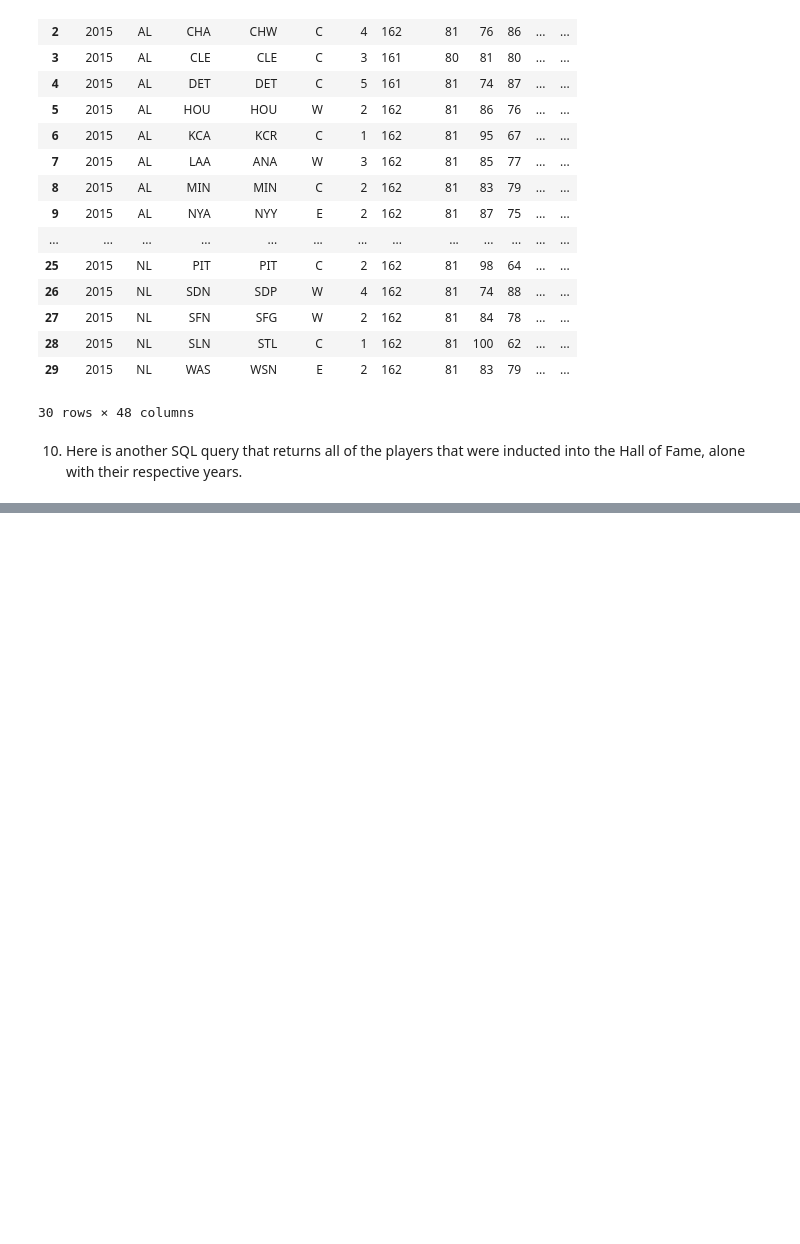
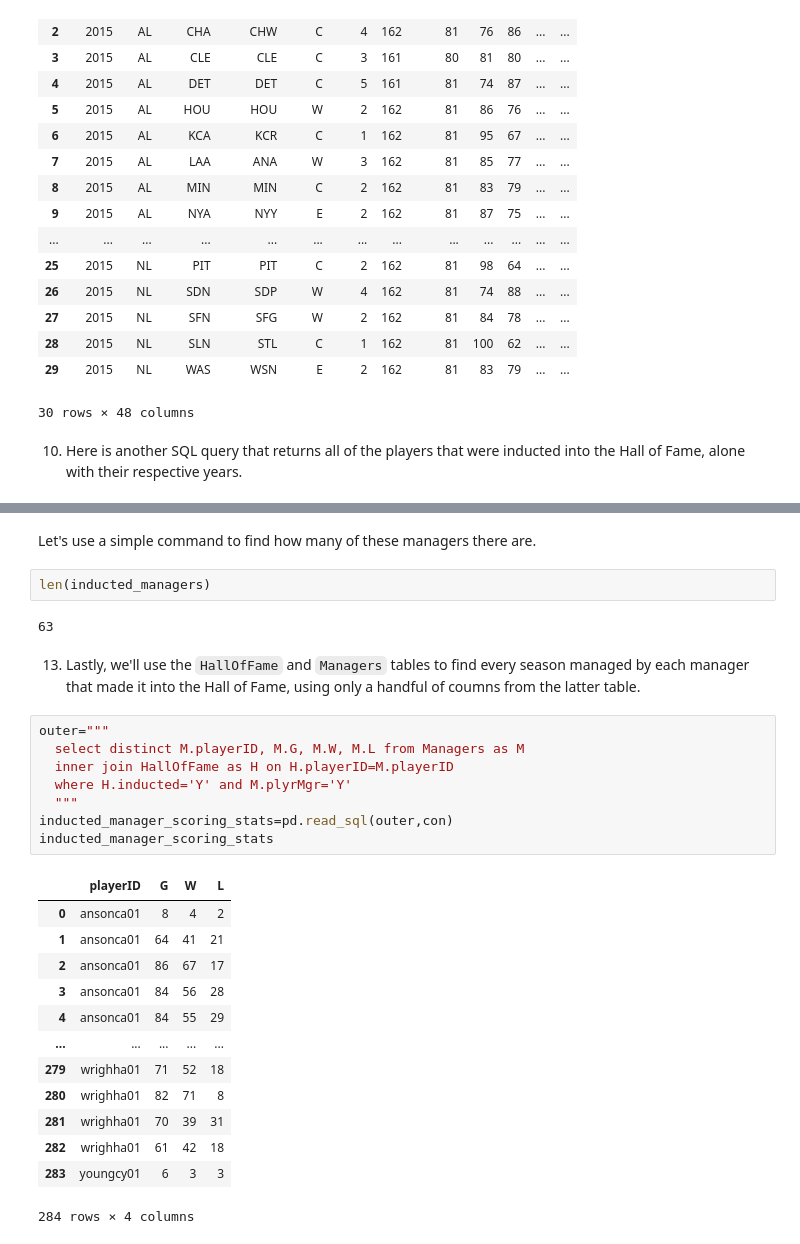
Before and after one commit to cashby-890/ST-554-HW5, a Jupyter notebook: ST554_Homework_Five_Cody_Ashby.ipynb, the cells around one changed output, grey strips where cells are left out. Cells and saved outputs as stored; diff of their text form; blank space fills up the shorter version.

```diff
--- a/ST554_Homework_Five_Cody_Ashby.ipynb
+++ b/ST554_Homework_Five_Cody_Ashby.ipynb
@@ -143,0 +219,30 @@ pd.read_sql("select playerID,yearid,inducted from HallOfFame where inducted='Y';
+# %% [markdown]
+Let's use a simple command to find how many of these managers there are.
+# %%
+len(inducted_managers)
+# %% [output]
+63
+# %% [markdown]
+13. Lastly, we'll use the `HallOfFame` and `Managers` tables to find every season managed by each manager that made it into the Hall of Fame, using only a handful of coumns from the latter table.
+# %%
+outer="""
+  select distinct M.playerID, M.G, M.W, M.L from Managers as M
+  inner join HallOfFame as H on H.playerID=M.playerID
+  where H.inducted='Y' and M.plyrMgr='Y'
+  """
+inducted_manager_scoring_stats=pd.read_sql(outer,con)
+inducted_manager_scoring_stats
+# %% [output]
+|  | playerID | G | W | L |
+| 0 | ansonca01 | 8 | 4 | 2 |
+| 1 | ansonca01 | 64 | 41 | 21 |
+| 2 | ansonca01 | 86 | 67 | 17 |
+| 3 | ansonca01 | 84 | 56 | 28 |
+| 4 | ansonca01 | 84 | 55 | 29 |
+| ... | ... | ... | ... | ... |
+| 279 | wrighha01 | 71 | 52 | 18 |
+| 280 | wrighha01 | 82 | 71 | 8 |
+| 281 | wrighha01 | 70 | 39 | 31 |
+| 282 | wrighha01 | 61 | 42 | 18 |
+| 283 | youngcy01 | 6 | 3 | 3 |
+284 rows × 4 columns
```
Also changed, not shown: parts of 21 cells of this notebook.
